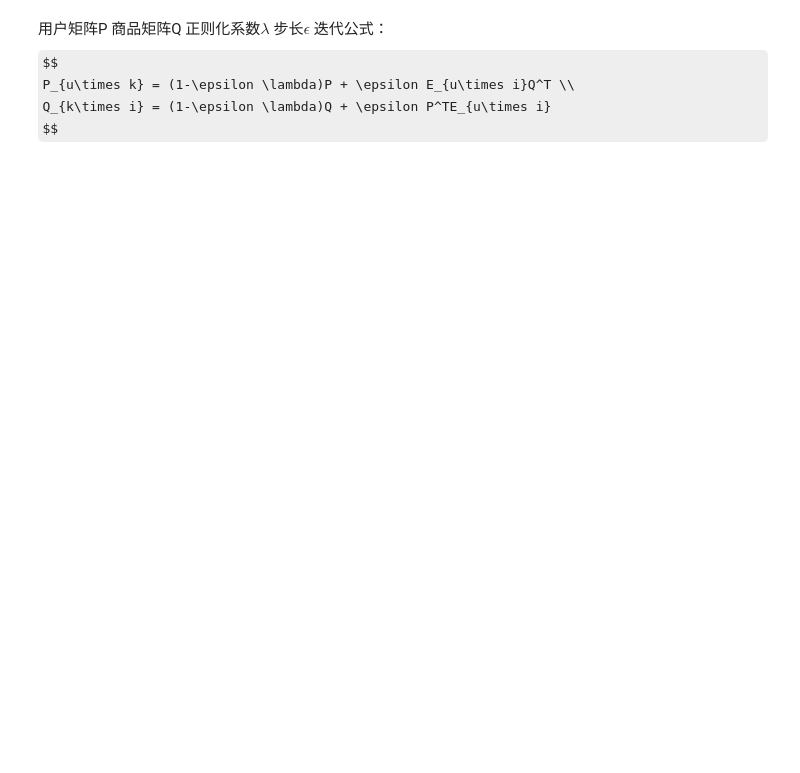
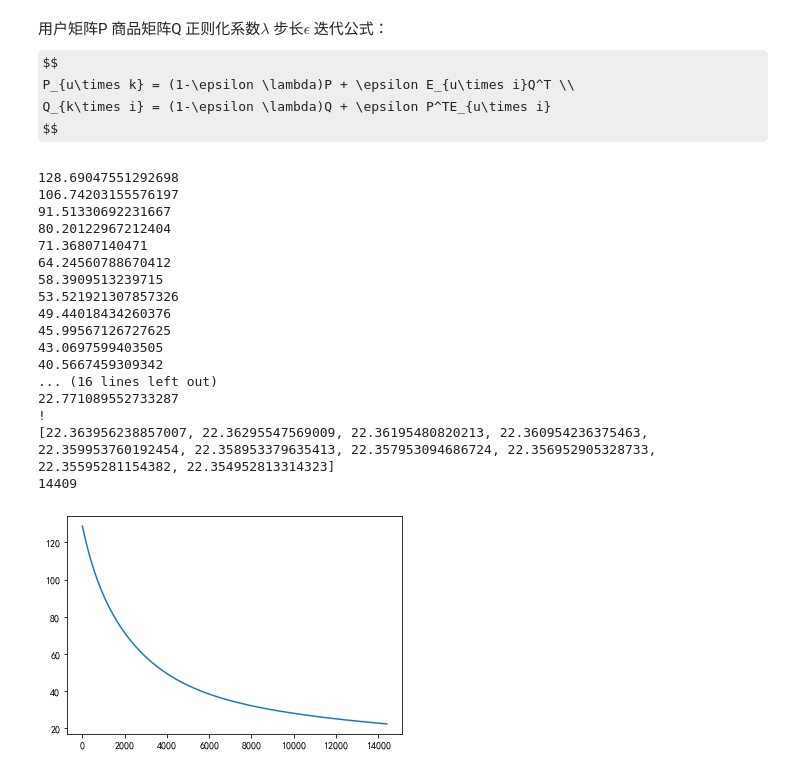
Before and after one commit to gyfffffff/DaSE_Algorithm, a Jupyter notebook: 项目三 矩阵分解推荐系统/Project3.ipynb, the cells around one changed output. Cells and saved outputs as stored; diff of their text form; code cells hidden in the pictures; some formulas as TeX source; blank space fills up the shorter version.

```diff
--- a/项目三 矩阵分解推荐系统/Project3.ipynb
+++ b/项目三 矩阵分解推荐系统/Project3.ipynb
@@ -6,6 +8,7 @@ import matplotlib.pyplot as plt
 plt.rcParams['font.sans-serif'] = ['SimHei']
 plt.rcParams['axes.unicode_minus'] = False
 # %%
-UIMatrix = np.load('UIMatrix.npy')
+UIMatrix = np.load('UIMatrix.npy')[1:, :]
+# UIMatrix = ss.csr_matrix(UIMatrix)
 UIMatrix
 # %% [output]
@@ -18,0 +128,8 @@ array([[0, 0, 0, ..., 0, 0, 0],
+# %%
+test_x = list(test[:, 0])
+test_y = list(test[:, 1])
+for i, j in zip(test_x, test_y):
+    r_ij = X[i, j]
+    r_ij_hat = np.around(P[i, :].T @ Q[:, j])
+    lossi = (r_ij - r_ij_hat)
+    print("r_ij:",r_ij, " r_ij_hat:", r_ij_hat, " loss:", lossi)
@@ -26,3 +162,68 @@ $$
 P_{u\times k} = (1-\epsilon \lambda)P + \epsilon E_{u\times i}Q^T \\
 Q_{k\times i} = (1-\epsilon \lambda)Q + \epsilon P^TE_{u\times i}
 $$
+# %%
+# 全批量，无正则化，固定步长
+# 运行时间 150min 9s
+# 隐空间维度k
+# input:
+# X: 评分矩阵
+# loss：空列表，用于存储loss,便于画图
+def mf(X, loss):
+    eps = 1e-3
+    step = 8e-6  # 步长
+    max_iter = int(1e5)
+    n, m = X.shape
+    k = int(min(n, m) * 0.6)  # 隐空间大小(试出来的)
+
+    P = np.random.rand(n, k)  # 初始化用户矩阵
+    Q = np.random.rand(k, m)  # 初始化商品矩阵
+    mask = X != 0
+    E = np.where(mask, X - P @ Q, X)  # 初始化
+
+    lossi = 1e4
+    for _ in range(max_iter):
+        # 更新P,Q,E
+        P = P + step * E @ Q.T
+        Q = Q + step * P.T @ E
+        E = np.where(mask, X - P @ Q, X)
+        lossi_old = lossi
+        lossi = 0.5 * (np.linalg.norm(E) ** 2)
+        loss.append(lossi)
+        if _ % 500 == 0:
+            print(lossi)
+        if np.abs(lossi - lossi_old) <= eps:
+            print('!')
+            break
+    return P, Q
+
+
+loss = []
+P, Q = mf(UIMatrix[1:20, :60], loss)
+loss1 = np.array(loss)
+np.save('全批量，无正则化，固定步长loss', loss1)
+np.save('全批量，无正则化，固定步长P', P)
+np.save('全批量，无正则化，固定步长Q', Q)
+plt.plot(range(len(loss)), loss)
+print(loss[-10:])
+print(len(loss))
+plt.show()
+# %% [output]
+128.69047551292698
+106.74203155576197
+91.51330692231667
+80.20122967212404
+71.36807140471
+64.24560788670412
+58.3909513239715
+53.521921307857326
+49.44018434260376
+45.99567126727625
+43.0697599403505
+40.5667459309342
+... (16 lines left out)
+22.771089552733287
+!
+[22.363956238857007, 22.36295547569009, 22.36195480820213, 22.360954236375463, 22.359953760192454, 22.358953379635413, 22.357953094686724, 22.356952905328733, 22.35595281154382, 22.354952813314323]
+14409
+[figure, added]
```
Also changed, not shown: parts of 10 cells of this notebook, 3 other files.
